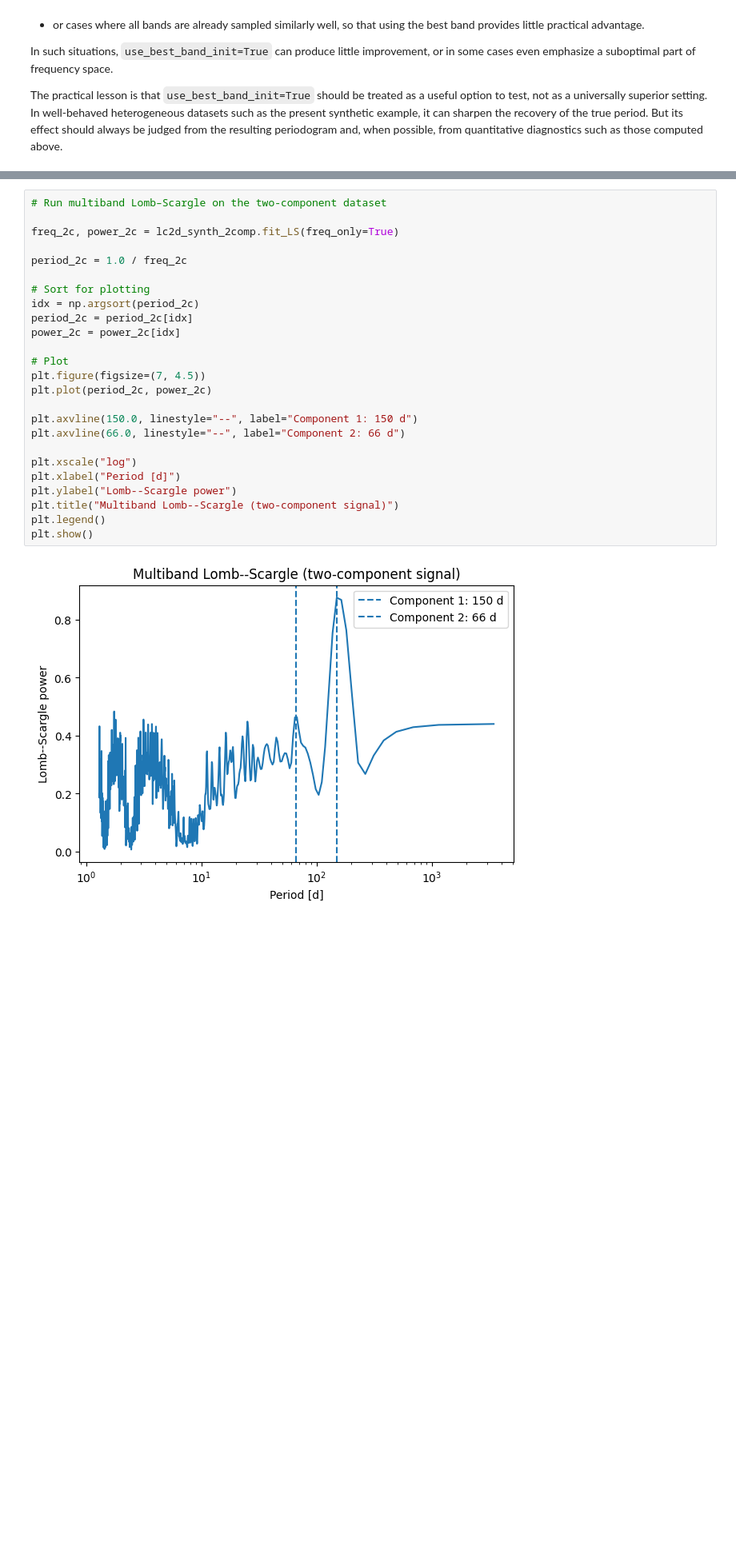
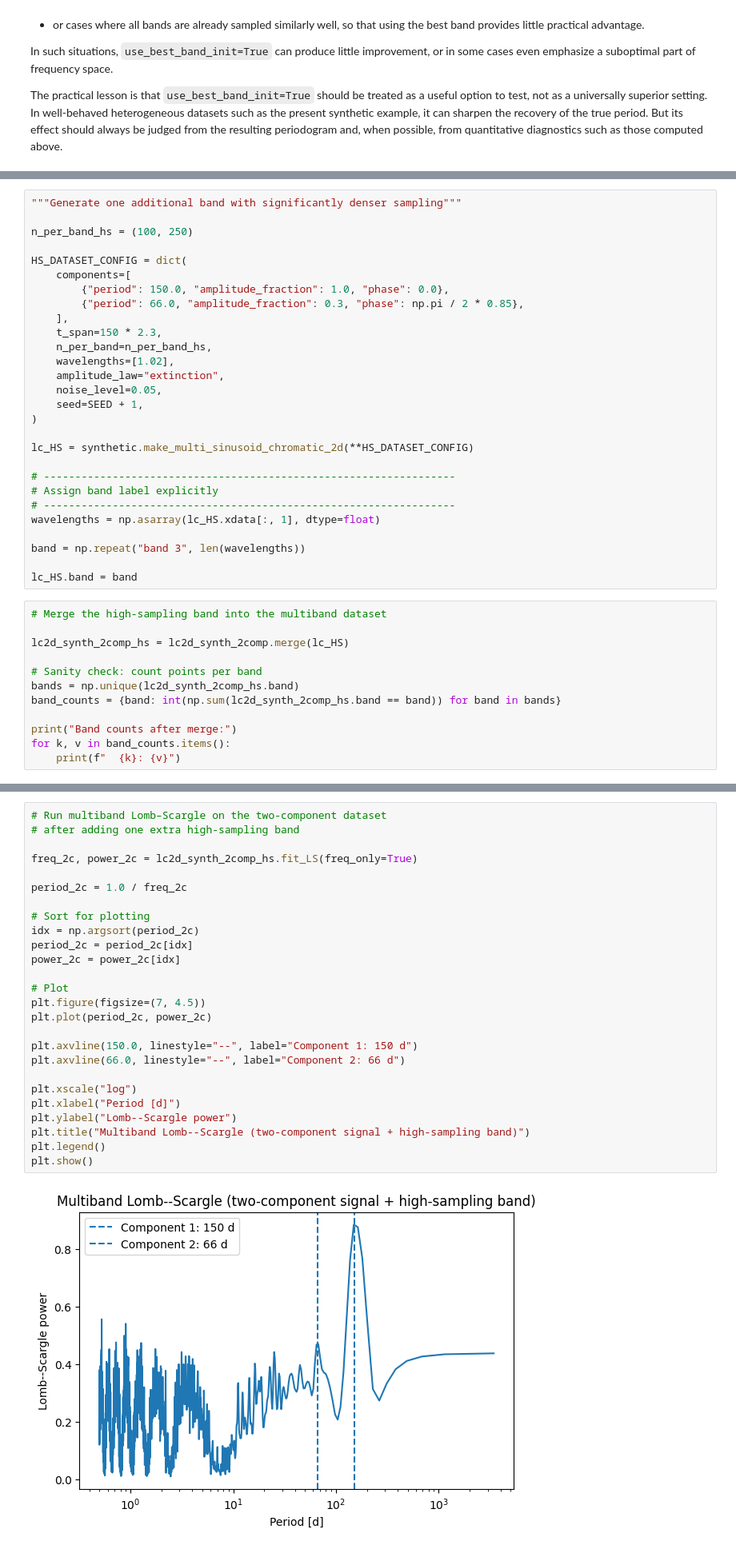
Before and after one commit to ICSM/pgmuvi, a Jupyter notebook: docs/source/notebooks/PGMUVI_Lomb_Scargle.ipynb, the cells around one changed output, grey strips where cells are left out. Shown at 80% size. Drawn from its saved outputs; the diff is of its cells as text; blank space fills up the shorter version.

```diff
--- a/docs/source/notebooks/PGMUVI_Lomb_Scargle.ipynb
+++ b/docs/source/notebooks/PGMUVI_Lomb_Scargle.ipynb
@@ -748,0 +722,40 @@ gus = lc2d_synth_2comp.merge(lc_HS)
+# %%
+"""Generate one additional band with significantly denser sampling"""
+
+n_per_band_hs = (100, 250)
+
+HS_DATASET_CONFIG = dict(
+    components=[
+        {"period": 150.0, "amplitude_fraction": 1.0, "phase": 0.0},
+        {"period": 66.0, "amplitude_fraction": 0.3, "phase": np.pi / 2 * 0.85},
+    ],
+    t_span=150 * 2.3,
+    n_per_band=n_per_band_hs,
+    wavelengths=[1.02],
+    amplitude_law="extinction",
+    noise_level=0.05,
+    seed=SEED + 1,
+)
+
+lc_HS = synthetic.make_multi_sinusoid_chromatic_2d(**HS_DATASET_CONFIG)
+
+# ------------------------------------------------------------------
+# Assign band label explicitly
+# ------------------------------------------------------------------
+wavelengths = np.asarray(lc_HS.xdata[:, 1], dtype=float)
+
+band = np.repeat("band 3", len(wavelengths))
+
+lc_HS.band = band
+# %%
+# Merge the high-sampling band into the multiband dataset
+
+lc2d_synth_2comp_hs = lc2d_synth_2comp.merge(lc_HS)
+
+# Sanity check: count points per band
+bands = np.unique(lc2d_synth_2comp_hs.band)
+band_counts = {band: int(np.sum(lc2d_synth_2comp_hs.band == band)) for band in bands}
+
+print("Band counts after merge:")
+for k, v in band_counts.items():
+    print(f"  {k}: {v}")
@@ -749,27 +768,28 @@ gus = lc2d_synth_2comp.merge(lc_HS)
 # %%
 # Run multiband Lomb–Scargle on the two-component dataset
+# after adding one extra high-sampling band
 
-freq_2c, power_2c = lc2d_synth_2comp.fit_LS(freq_only=True)
+freq_2c, power_2c = lc2d_synth_2comp_hs.fit_LS(freq_only=True)
 
 period_2c = 1.0 / freq_2c
 
 # Sort for plotting
 idx = np.argsort(period_2c)
 period_2c = period_2c[idx]
 power_2c = power_2c[idx]
 
 # Plot
 plt.figure(figsize=(7, 4.5))
 plt.plot(period_2c, power_2c)
 
 plt.axvline(150.0, linestyle="--", label="Component 1: 150 d")
 plt.axvline(66.0, linestyle="--", label="Component 2: 66 d")
 
 plt.xscale("log")
 plt.xlabel("Period [d]")
 plt.ylabel("Lomb--Scargle power")
-plt.title("Multiband Lomb--Scargle (two-component signal)")
+plt.title("Multiband Lomb--Scargle (two-component signal + high-sampling band)")
 plt.legend()
 plt.show()
 # %% [output]
-[figure, old version]
+[figure, new version]
```
Also changed, not shown: parts of 22 cells of this notebook, 2 other files.
